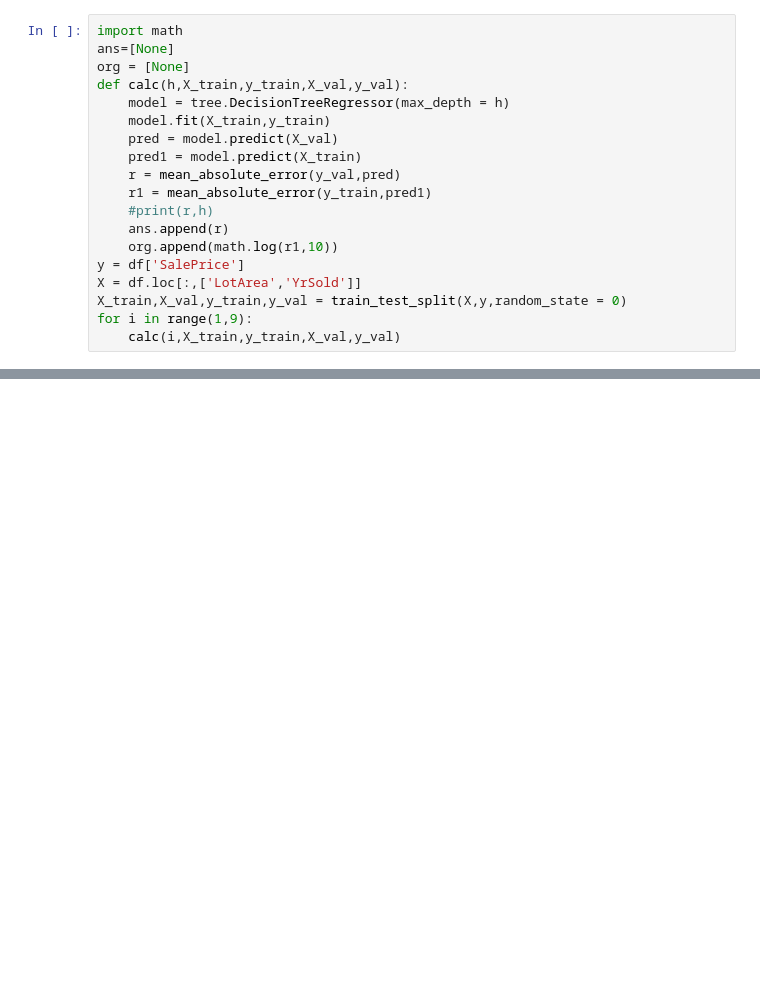
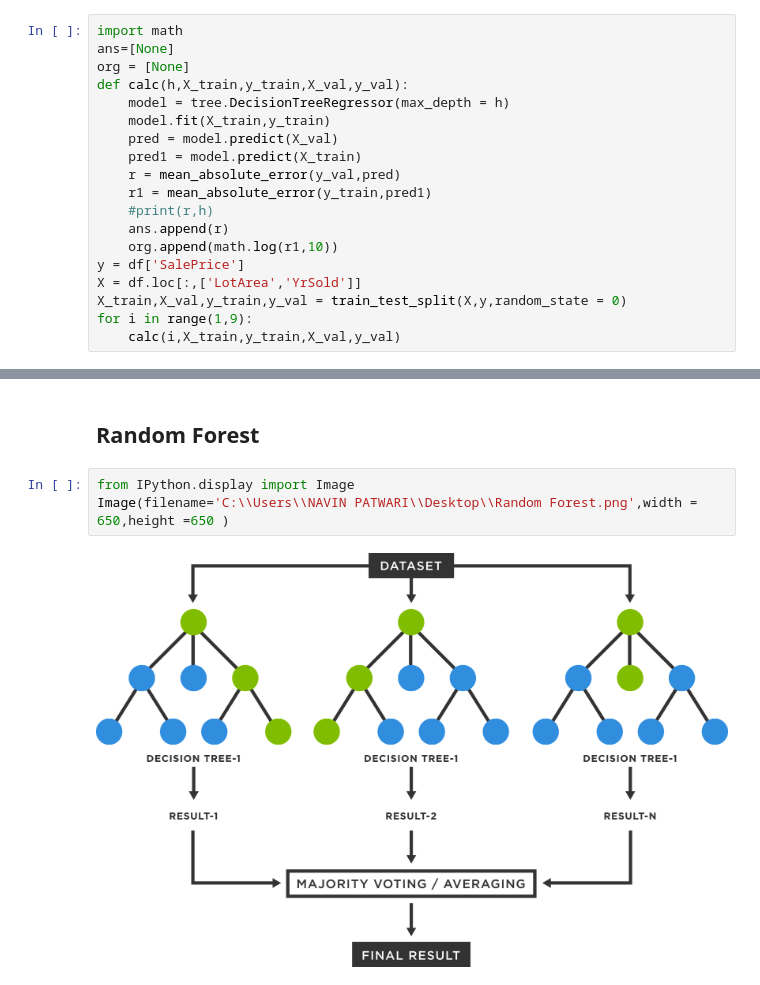
Before and after one commit to pnavin9/DT-and-RF, a Jupyter notebook: dt and rf.ipynb, the cells around one changed output, grey strips where cells are left out. Drawn from its saved outputs; the diff is of its cells as text; blank space fills up the shorter version.

```diff
--- a/dt and rf.ipynb
+++ b/dt and rf.ipynb
@@ -150,0 +192,7 @@ While these help us to quantify accurracy and precision of our model, Cross Vali
+# %% [markdown]
+<h2>Random Forest</h2>
+# %%
+from IPython.display import Image
+Image(filename='C:\\Users\\NAVIN PATWARI\\Desktop\\Random Forest.png',width = 650,height =650 )
+# %% [output]
+[figure, added]
```
Also changed, not shown: parts of 41 cells of this notebook.
